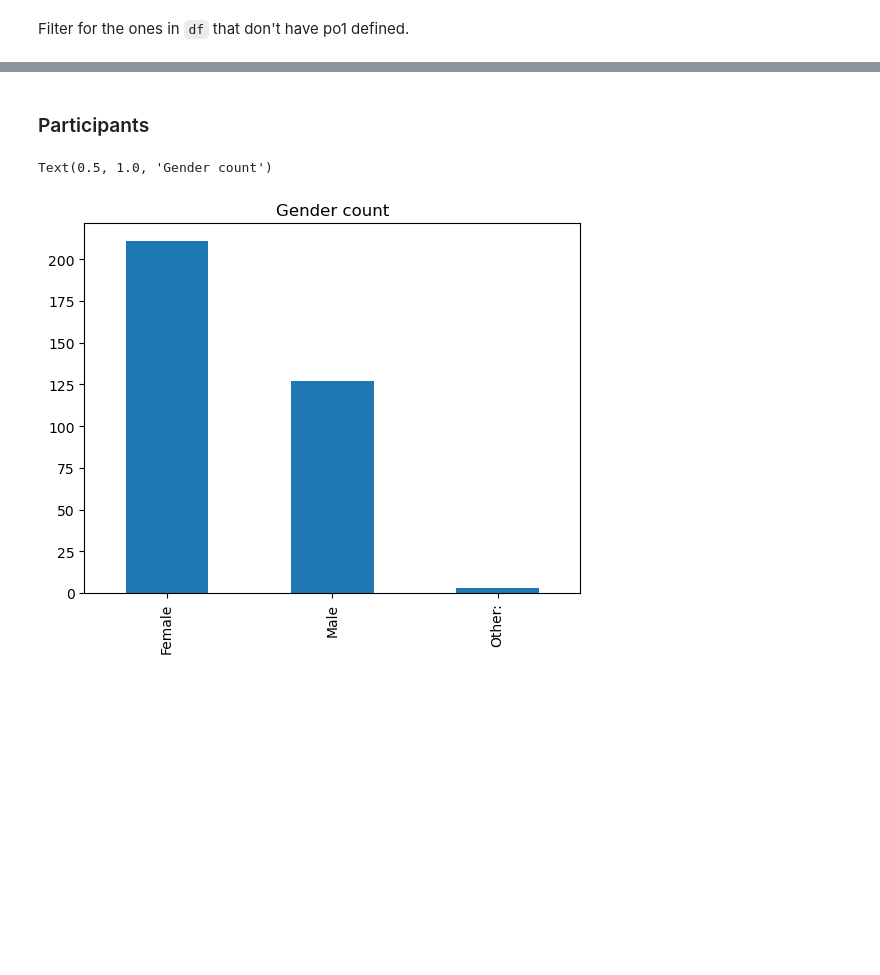
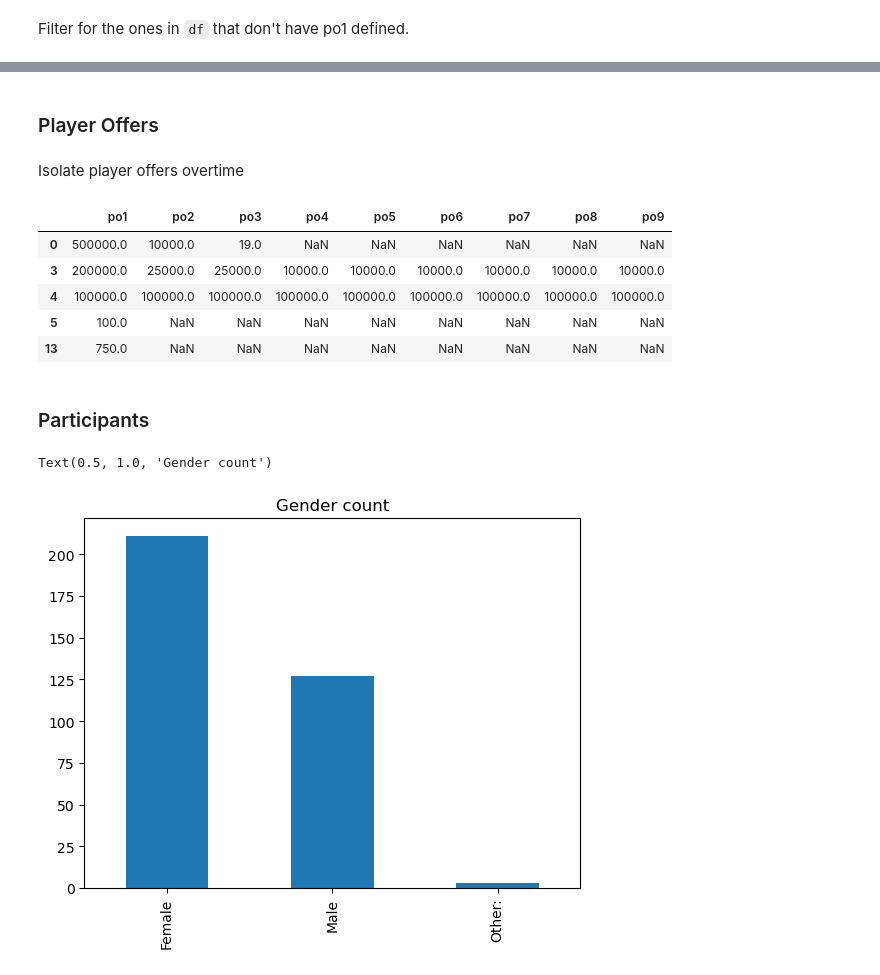
Before and after one commit to laurenlsun/dond-collected-analysis, a Jupyter notebook: collected data analysis.ipynb, the cells around one changed output, grey strips where cells are left out. Drawn from its saved outputs; the diff is of its cells as text; code cells hidden in the pictures; blank space fills up the shorter version.

```diff
--- a/collected data analysis.ipynb
+++ b/collected data analysis.ipynb
@@ -364,0 +374,5 @@ max    1000000.000000        6.000000
+# %%
+p1data = df[df['po1_g1'].notnull()] # game 1 was Player's Offer
+p2data = df[df['po1_g2'].notnull()] # game 2 was Player's Offer
+comb_pwinnings = pd.concat([p1data['winnings_g1'], p2data['winnings_g2']])
+comb_pwinnings_log10 = pd.concat([p1data['winnings_g1_log10'], p2data['winnings_g2_log10']])
@@ -365,3 +413,18 @@ max    1000000.000000        6.000000
+# %% [markdown]
+### Player Offers
+# %% [markdown]
+Isolate player offers overtime
+# %%
+pos1 = p1data[['po1_g1','po2_g1', 'po3_g1','po4_g1', 'po5_g1','po6_g1', 'po7_g1','po8_g1','po9_g1']]
+pos1.columns = [colname[:3] for colname in pos1.columns]
+pos1.head()
+# %% [output]
+|  | po1 | po2 | po3 | po4 | po5 | po6 | po7 | po8 | po9 |
+| 0 | 500000.0 | 10000.0 | 19.0 | NaN | NaN | NaN | NaN | NaN | NaN |
+| 3 | 200000.0 | 25000.0 | 25000.0 | 10000.0 | 10000.0 | 10000.0 | 10000.0 | 10000.0 | 10000.0 |
+| 4 | 100000.0 | 100000.0 | 100000.0 | 100000.0 | 100000.0 | 100000.0 | 100000.0 | 100000.0 | 100000.0 |
+| 5 | 100.0 | NaN | NaN | NaN | NaN | NaN | NaN | NaN | NaN |
+| 13 | 750.0 | NaN | NaN | NaN | NaN | NaN | NaN | NaN | NaN |
 # %% [markdown]
 ### Participants
 # %%
```
Also changed, not shown: parts of 14 cells of this notebook.
